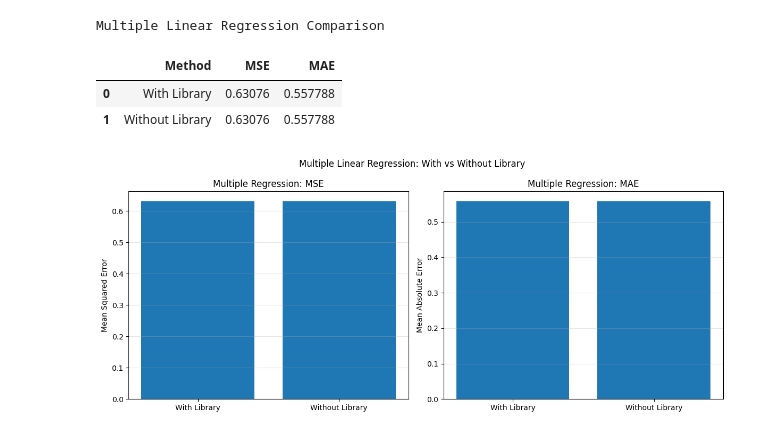
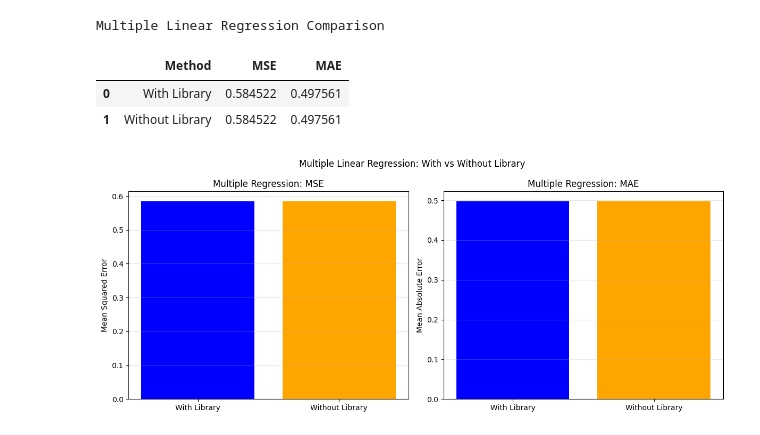
Before and after one commit to Harshini-Bhandary21/AIML_LAB_PRACTICALS, a Jupyter notebook: Regression.ipynb, the cells around one changed output. Saved outputs shown, nothing was run; the diff lists cells and outputs as text; code cells hidden in the pictures.

```diff
--- a/Regression.ipynb
+++ b/Regression.ipynb
@@ -593,5 +665,4 @@ plt.show()
 # %%
-
 # Select numerical predictors available in the dataset
 preferred_features = [
     "crash_hour",
@@ -606,11 +677,10 @@ multiple_features = [
     if col in data.columns and col != TARGET
 ]
 
+# Fallback if preferred features are missing
 if len(multiple_features) < 2:
-    raise ValueError(
-        "At least two numerical predictors are required. "
-        f"Available columns: {data.columns.tolist()}"
-    )
+    multiple_features = ["crash_hour", "speed_limit", "number_of_vehicles"]
+    multiple_features = [col for col in multiple_features if col in data.columns]
 
 multi_data = data[multiple_features + [TARGET]].copy()
 
@@ -623,14 +693,7 @@ multi_data[TARGET] = pd.to_numeric(
     multi_data[TARGET], errors="coerce"
 )
 
-multi_data = multi_data.replace([np.inf, -np.inf], np.nan)
-multi_data = multi_data.dropna(subset=[TARGET])
-multi_data = multi_data.dropna(axis=1, how="all")
-
-multiple_features = [
-    col for col in multiple_features
-    if col in multi_data.columns
-]
+multi_data = multi_data.replace([np.inf, -np.inf], np.nan).dropna(subset=[TARGET])
 
 X_multi = multi_data[multiple_features]
 y_multi = multi_data[TARGET]
@@ -730,7 +791,41 @@ import matplotlib.pyplot as plt
 # Predictions using library
 pred_library_multi = multiple_model.predict(X_test_m)
 
-# Predictions without library (manual gradient descent)
+# Ensure manual gradient descent predictions (pred_multi_scratch) are computed if not already defined
+if 'pred_multi_scratch' not in globals():
+    medians = X_train_m.median()
+    Xtr = X_train_m.fillna(medians).to_numpy(dtype=float)
+    Xte = X_test_m.fillna(medians).to_numpy(dtype=float)
+
+    x_mean_m = Xtr.mean(axis=0)
+    x_std_m = Xtr.std(axis=0)
+    x_std_m[x_std_m == 0] = 1.0
+
+    Xtr_s = (Xtr - x_mean_m) / x_std_m
+    Xte_s = (Xte - x_mean_m) / x_std_m
+
+    y_mean_m = y_train_m.mean()
+    y_std_m = y_train_m.std()
+    if y_std_m == 0:
+        y_std_m = 1.0
+
+    ytr_s = (y_train_m.to_numpy() - y_mean_m) / y_std_m
+
+    Xtr_bias = np.column_stack([np.ones(len(Xtr_s)), Xtr_s])
+    Xte_bias = np.column_stack([np.ones(len(Xte_s)), Xte_s])
+
+    theta = np.zeros(Xtr_bias.shape[1])
+    learning_rate = 0.03
+    epochs = 1000
+
+    for epoch in range(epochs):
+        pred_train = Xtr_bias @ theta
+        error = pred_train - ytr_s
+        gradient = (2 / len(ytr_s)) * (Xtr_bias.T @ error)
+        theta -= learning_rate * gradient
+
+    pred_multi_scratch = (Xte_bias @ theta) * y_std_m + y_mean_m
+
 pred_without_library_multi = pred_multi_scratch
 
 # Calculate MSE and MAE
@@ -739,38 +834,38 @@ comparison_multi = pd.DataFrame({
     "MSE": [
         np.mean((np.asarray(y_test_m) - pred_library_multi) ** 2),
         np.mean((np.asarray(y_test_m) - pred_without_library_multi) ** 2)
     ],
     "MAE": [
         np.mean(np.abs(np.asarray(y_test_m) - pred_library_multi)),
         np.mean(np.abs(np.asarray(y_test_m) - pred_without_library_multi))
     ]
 })
 
 print("Multiple Linear Regression Comparison")
 display(comparison_multi.round(6))
 
 # Plot bar graphs
 fig, axes = plt.subplots(1, 2, figsize=(12, 5))
 
-axes[0].bar(comparison_multi["Method"], comparison_multi["MSE"])
+axes[0].bar(comparison_multi["Method"], comparison_multi["MSE"], color=['blue', 'orange'])
 axes[0].set_title("Multiple Regression: MSE")
 axes[0].set_ylabel("Mean Squared Error")
 axes[0].grid(axis="y", alpha=0.3)
 
-axes[1].bar(comparison_multi["Method"], comparison_multi["MAE"])
+axes[1].bar(comparison_multi["Method"], comparison_multi["MAE"], color=['blue', 'orange'])
 axes[1].set_title("Multiple Regression: MAE")
 axes[1].set_ylabel("Mean Absolute Error")
 axes[1].grid(axis="y", alpha=0.3)
 
 plt.suptitle("Multiple Linear Regression: With vs Without Library")
 plt.tight_layout()
 plt.show()
 # %% [output]
 Multiple Linear Regression Comparison
 |  | Method | MSE | MAE |
-| 0 | With Library | 0.63076 | 0.557788 |
-| 1 | Without Library | 0.63076 | 0.557788 |
+| 0 | With Library | 0.584522 | 0.497561 |
+| 1 | Without Library | 0.584522 | 0.497561 |
-[figure, old version]
+[figure, new version]
 # %%
 
 # MULTIPLE LINEAR REGRESSION FROM SCRATCH
```
Also changed, not shown: parts of 21 cells of this notebook.
